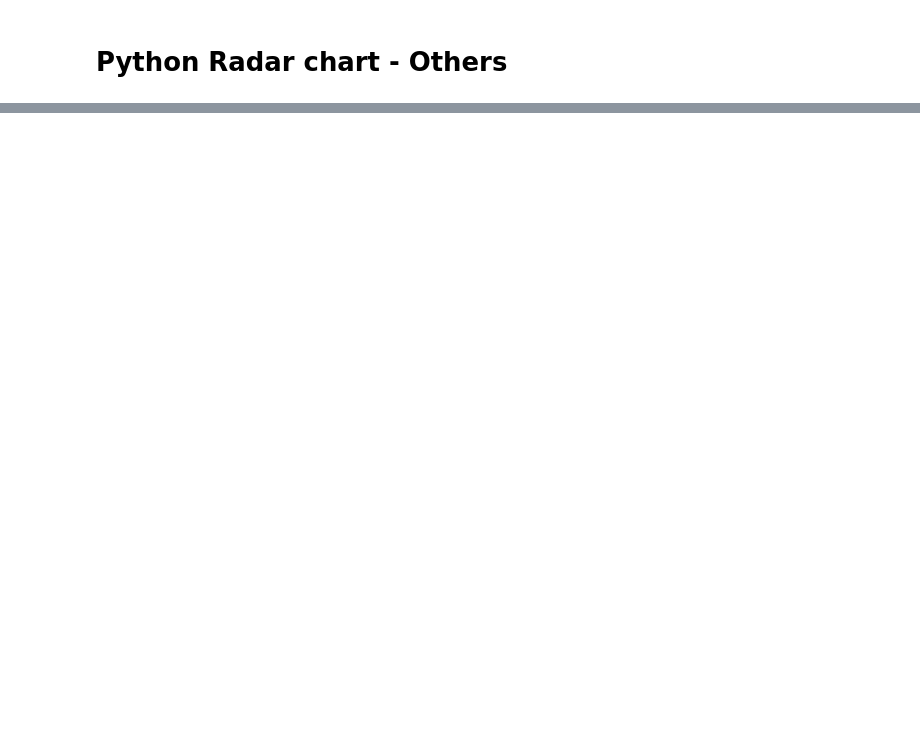
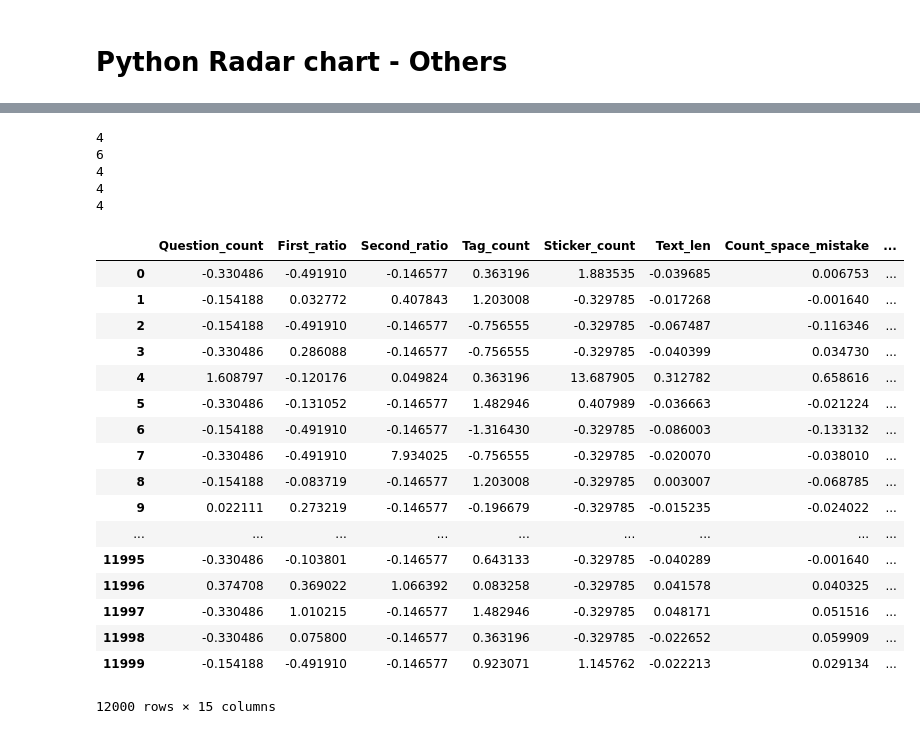
Before and after one commit to ftatp/Blog-Visualizer, a Jupyter notebook: Clustering_analysis/[Final]K-means_final_work_20181030.ipynb, the cells around one changed output, grey strips where cells are left out. Drawn from its saved outputs; the diff is of its cells as text; code cells hidden in the pictures; blank space fills up the shorter version.

```diff
--- a/Clustering_analysis/[Final]K-means_final_work_20181030.ipynb
+++ b/Clustering_analysis/[Final]K-means_final_work_20181030.ipynb
@@ -585,0 +595,11 @@ Text(0.5,1.15,'Python Radar chart - Others')
+# %%
+# check
+for item in df_analysis["class"]:
+    if item == 4 or item == 6:
+        print (item)
+# %% [output]
+4
+6
+4
+4
+4
@@ -585,0 +610,22 @@ Text(0.5,1.15,'Python Radar chart - Others')
+# %%
+mod_df_analysis = df_analysis.copy()
+mod_df_analysis
+# %% [output]
+|  | Question_count | First_ratio | Second_ratio | Tag_count | Sticker_count | Text_len | Count_space_mistake | ... |
+| 0 | -0.330486 | -0.491910 | -0.146577 | 0.363196 | 1.883535 | -0.039685 | 0.006753 | ... |
+| 1 | -0.154188 | 0.032772 | 0.407843 | 1.203008 | -0.329785 | -0.017268 | -0.001640 | ... |
+| 2 | -0.154188 | -0.491910 | -0.146577 | -0.756555 | -0.329785 | -0.067487 | -0.116346 | ... |
+| 3 | -0.330486 | 0.286088 | -0.146577 | -0.756555 | -0.329785 | -0.040399 | 0.034730 | ... |
+| 4 | 1.608797 | -0.120176 | 0.049824 | 0.363196 | 13.687905 | 0.312782 | 0.658616 | ... |
+| 5 | -0.330486 | -0.131052 | -0.146577 | 1.482946 | 0.407989 | -0.036663 | -0.021224 | ... |
+| 6 | -0.154188 | -0.491910 | -0.146577 | -1.316430 | -0.329785 | -0.086003 | -0.133132 | ... |
+| 7 | -0.330486 | -0.491910 | 7.934025 | -0.756555 | -0.329785 | -0.020070 | -0.038010 | ... |
+| 8 | -0.154188 | -0.083719 | -0.146577 | 1.203008 | -0.329785 | 0.003007 | -0.068785 | ... |
+| 9 | 0.022111 | 0.273219 | -0.146577 | -0.196679 | -0.329785 | -0.015235 | -0.024022 | ... |
+| ... | ... | ... | ... | ... | ... | ... | ... | ... |
+| 11995 | -0.330486 | -0.103801 | -0.146577 | 0.643133 | -0.329785 | -0.040289 | -0.001640 | ... |
+| 11996 | 0.374708 | 0.369022 | 1.066392 | 0.083258 | -0.329785 | 0.041578 | 0.040325 | ... |
+| 11997 | -0.330486 | 1.010215 | -0.146577 | 1.482946 | -0.329785 | 0.048171 | 0.051516 | ... |
+| 11998 | -0.330486 | 0.075800 | -0.146577 | 0.363196 | -0.329785 | -0.022652 | 0.059909 | ... |
+| 11999 | -0.154188 | -0.491910 | -0.146577 | 0.923071 | 1.145762 | -0.022213 | 0.029134 | ... |
+12000 rows × 15 columns
```
Also changed, not shown: parts of 17 cells of this notebook.
